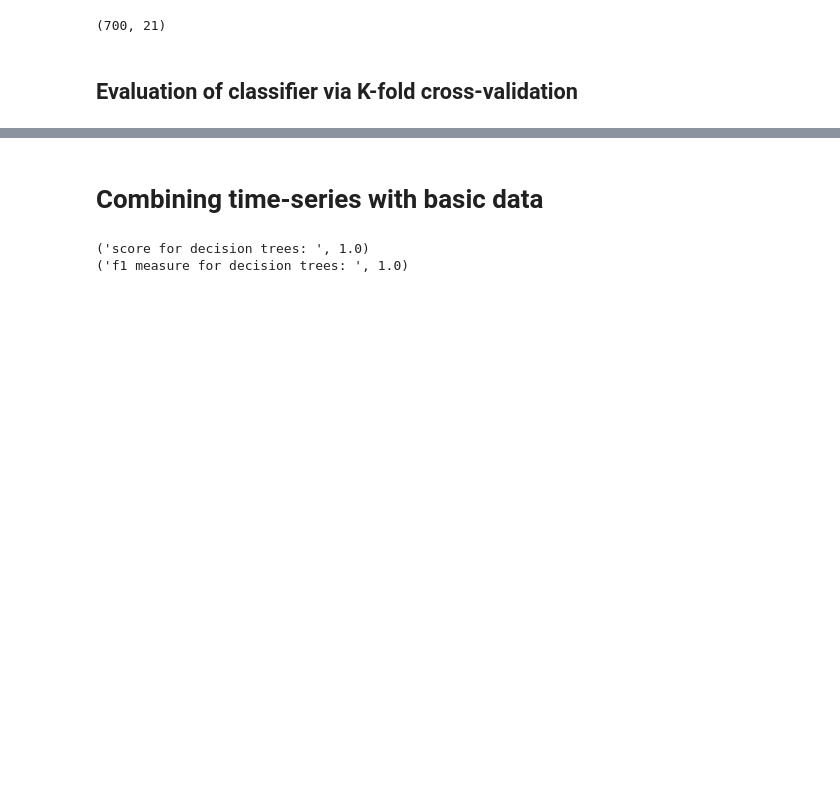
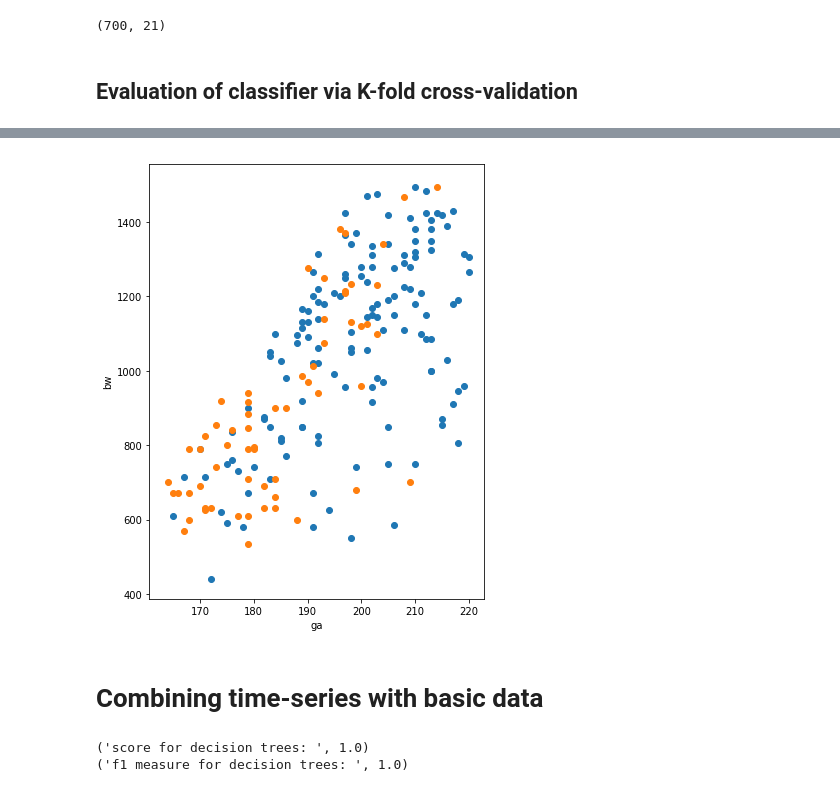
Before and after one commit to MaximilianProll/statgen, a Jupyter notebook: notebook.ipynb, the cells around one changed output, grey strips where cells are left out. Cells and saved outputs as stored; diff of their text form; code cells hidden in the pictures; blank space fills up the shorter version.

```diff
--- a/notebook.ipynb
+++ b/notebook.ipynb
@@ -278,3 +327,19 @@ Average on k-fold cross validation
+# %%
+pred = pd.DataFrame(data={'patientid':test_set['patientid'].as_matrix(),
+                             'ga':test_set['ga'].as_matrix(), 'bw':test_set['bw'].as_matrix()
+    , 'death_dt':dt_pred['death'], 'death_svm':svm_pred['death']
+    , 'death_lr':lr_pred['death'], 'death_gp':gp_pred['death']})
+
+died = pred.loc[(pred['death_dt'] == 2) | (pred['death_svm']==2) | (pred['death_gp'] == 2) | (pred['death_lr']==2)]
+survived = pred.loc[(pred['death_dt'] == 1) & (pred['death_svm']==1) & (pred['death_gp'] == 1) & (pred['death_lr'] == 1)]
+plt.figure(figsize=(6,8))
+plt.scatter(survived['ga'], survived['bw'])
+plt.scatter(died['ga'], died['bw'])
+plt.xlabel("ga")
+plt.ylabel("bw")
+plt.show()
+# %% [output]
+[figure, added]
 # %% [markdown]
 # Combining time-series with basic data
 # %%
```
Also changed, not shown: parts of 3 cells of this notebook.
